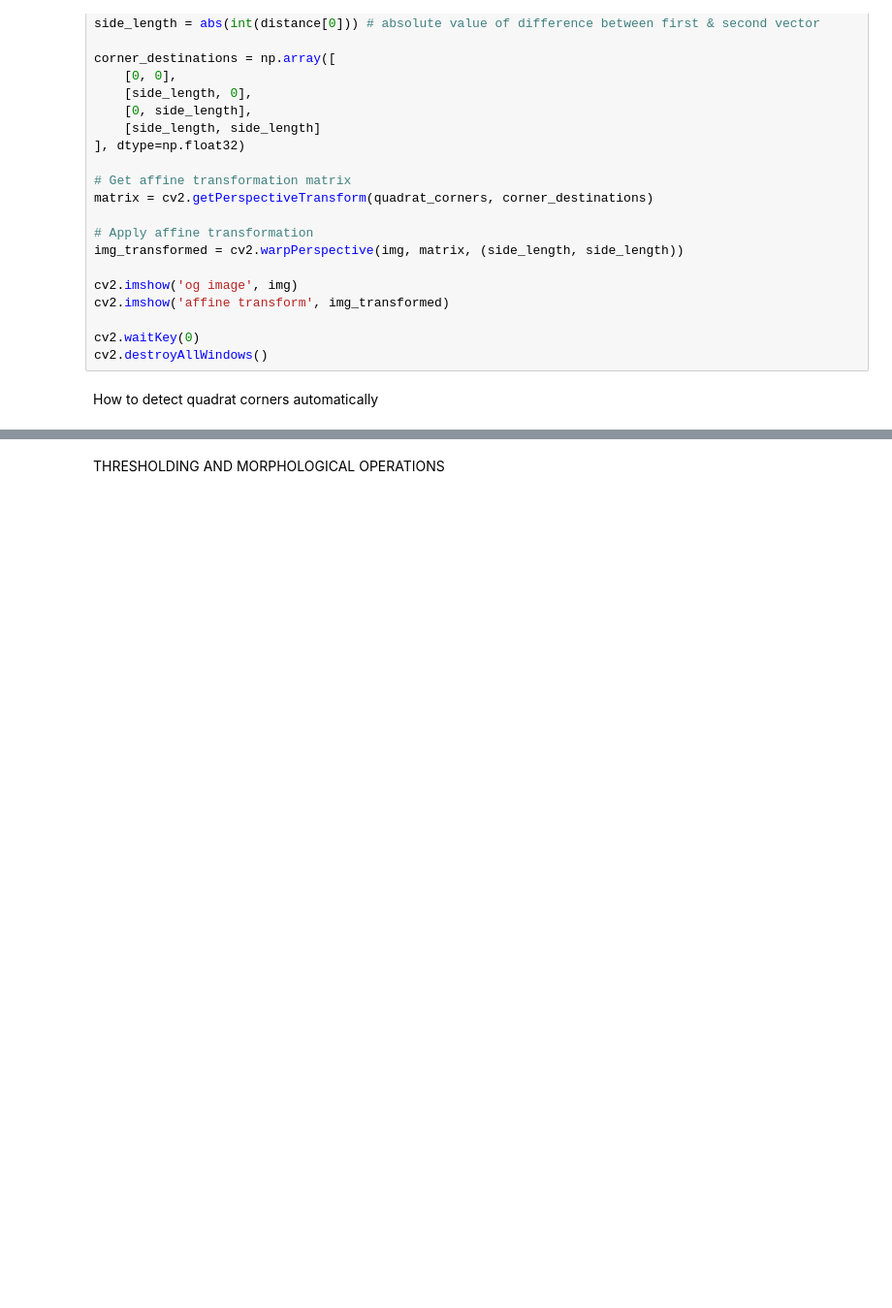
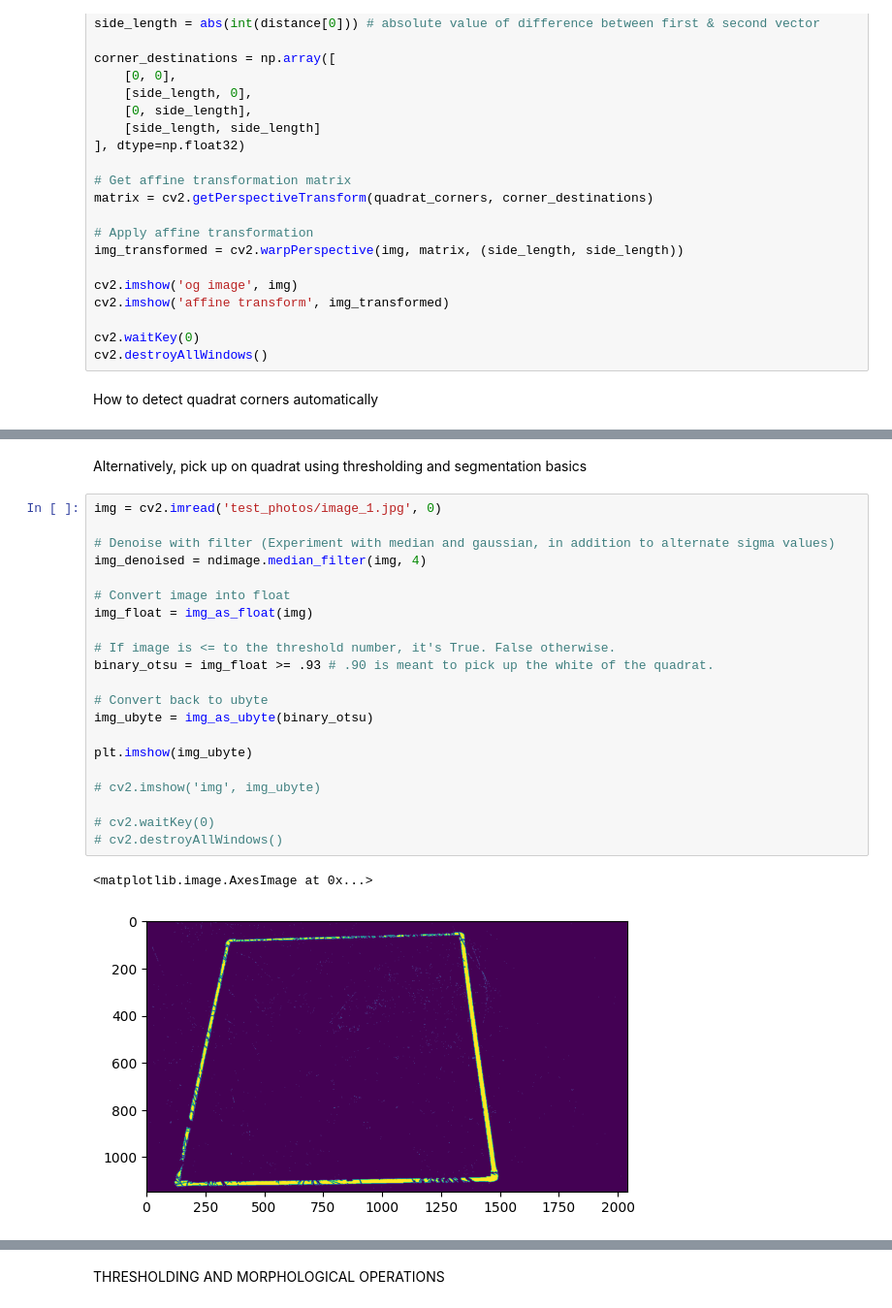
Before and after one commit to dustydells/mtech_reu_plants, a Jupyter notebook: sandbox.ipynb, the cells around one changed output, grey strips where cells are left out. Shown at 97% size. Cells and saved outputs as stored; diff of their text form; blank space fills up the shorter version.

```diff
--- a/sandbox.ipynb
+++ b/sandbox.ipynb
@@ -1095,3 +1094,29 @@ plt.imshow(cv2.cvtColor(img, cv2.COLOR_BGR2RGB))
  [1976. 1147.]]
 <matplotlib.image.AxesImage at 0x...>
 [figure]
+# %% [markdown]
+Alternatively, pick up on quadrat using thresholding and segmentation basics
+# %%
+img = cv2.imread('test_photos/image_1.jpg', 0)
+
+# Denoise with filter (Experiment with median and gaussian, in addition to alternate sigma values)
+img_denoised = ndimage.median_filter(img, 4)
+
+# Convert image into float
+img_float = img_as_float(img)
+
+# If image is <= to the threshold number, it's True. False otherwise.
+binary_otsu = img_float >= .93 # .90 is meant to pick up the white of the quadrat.
+
+# Convert back to ubyte
+img_ubyte = img_as_ubyte(binary_otsu)
+
+plt.imshow(img_ubyte)
+
+# cv2.imshow('img', img_ubyte)
+
+# cv2.waitKey(0)
+# cv2.destroyAllWindows()
+# %% [output]
+<matplotlib.image.AxesImage at 0x...>
+[figure, added]
```
Also changed, not shown: parts of 14 cells of this notebook.
